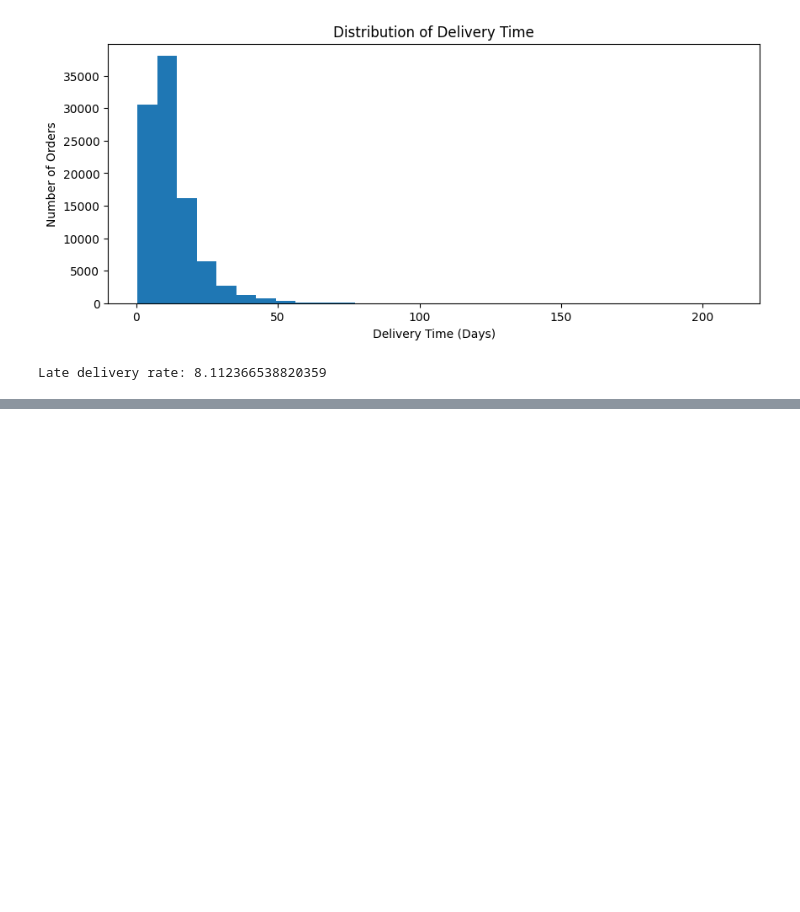
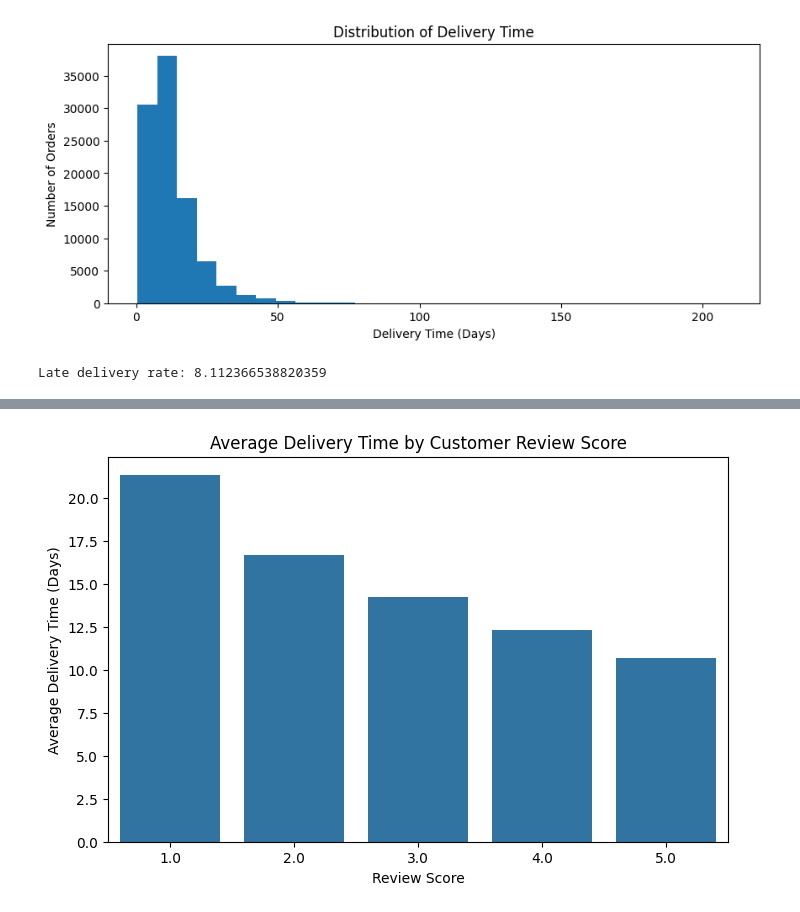
Before and after one commit to estefaniabarrosa/olist-end-to-end-data-analytics, a Jupyter notebook: notebooks/02_eda_business_analysis.ipynb, the cells around one changed output, grey strips where cells are left out. Cells and saved outputs as stored; diff of their text form; code cells hidden in the pictures; blank space fills up the shorter version.

```diff
--- a/notebooks/02_eda_business_analysis.ipynb
+++ b/notebooks/02_eda_business_analysis.ipynb
@@ -830,0 +1201,6 @@ delivery_orders[["order_id", "order_purchase_timestamp", "order_delivered_custom
+# %%
+# Create one satisfaction score per order
+
+reviews_order_level = (reviews.groupby("order_id")["review_score"].mean().reset_index())
+
+reviews_order_level.head()
@@ -830,0 +1239,4 @@ delivery_orders[["order_id", "order_purchase_timestamp", "order_delivered_custom
+# %%
+satisfaction_orders = reviews_order_level.merge(delivery_orders[["order_id", "delivery_time_days", "late_delivery"]],on="order_id",how="inner")
+
+satisfaction_orders.head()
@@ -830,0 +1268,8 @@ delivery_orders[["order_id", "order_purchase_timestamp", "order_delivered_custom
+# %%
+# Keep original review scores for descriptive comparison
+
+delivery_review_original = satisfaction_orders[satisfaction_orders["review_score"].isin([1, 2, 3, 4, 5])].copy()
+
+delivery_by_review = (delivery_review_original.groupby("review_score")["delivery_time_days"].agg(["count", "mean", "median"]).reset_index())
+
+delivery_by_review
@@ -830,0 +1283,13 @@ delivery_orders[["order_id", "order_purchase_timestamp", "order_delivered_custom
+# %%
+# Average delivery time by review score
+
+plt.figure(figsize=(8, 5))
+
+sns.barplot(data=delivery_by_review,x="review_score",y="mean")
+
+plt.title("Average Delivery Time by Customer Review Score")
+plt.xlabel("Review Score")
+plt.ylabel("Average Delivery Time (Days)")
+plt.show()
+# %% [output]
+[figure, added]
```
Also changed, not shown: parts of 90 cells of this notebook.
